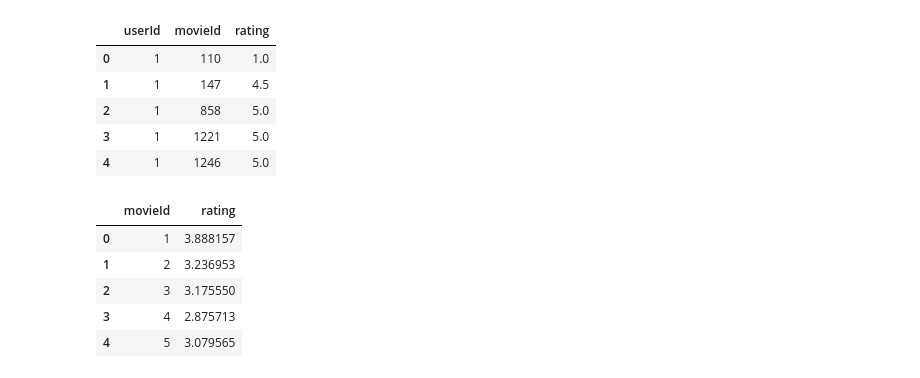
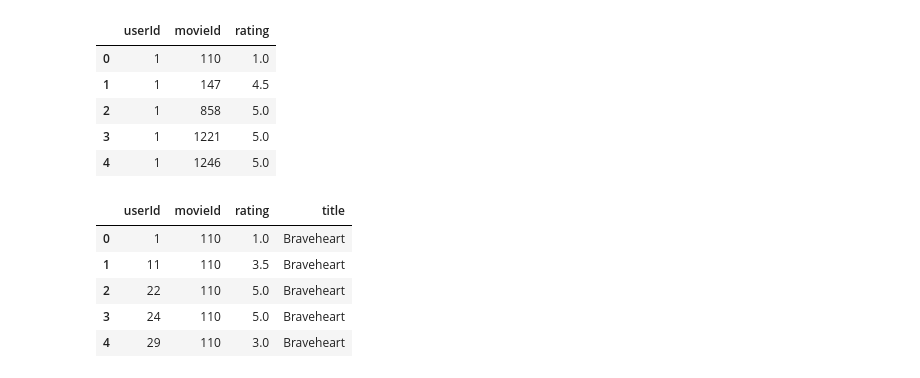
Before and after one commit to disha2sinha/Movie-Recommendation-System, a Jupyter notebook: Overview_of_the_Datasets_Data_Wrangling_and_Data_Cleaning.ipynb, the cells around one changed output. Drawn from its saved outputs; the diff is of its cells as text; code cells hidden in the pictures.

```diff
--- a/Overview_of_the_Datasets_Data_Wrangling_and_Data_Cleaning.ipynb
+++ b/Overview_of_the_Datasets_Data_Wrangling_and_Data_Cleaning.ipynb
@@ -745,13 +742,13 @@ ratings.head()
 | 2 | 1 | 858 | 5.0 |
 | 3 | 1 | 1221 | 5.0 |
 | 4 | 1 | 1246 | 5.0 |
-# %%
-avg_ratings=ratings.groupby('movieId',as_index=False)['rating'].mean()
-avg_ratings.head()
-# %% [output]
-|  | movieId | rating |
-| 0 | 1 | 3.888157 |
-| 1 | 2 | 3.236953 |
-| 2 | 3 | 3.175550 |
-| 3 | 4 | 2.875713 |
-| 4 | 5 | 3.079565 |
+# %%
+ratings=pd.merge(ratings,movies_data[['movieId','title']],on='movieId')
+ratings.head()
+# %% [output]
+|  | userId | movieId | rating | title |
+| 0 | 1 | 110 | 1.0 | Braveheart |
+| 1 | 11 | 110 | 3.5 | Braveheart |
+| 2 | 22 | 110 | 5.0 | Braveheart |
+| 3 | 24 | 110 | 5.0 | Braveheart |
+| 4 | 29 | 110 | 3.0 | Braveheart |
```
Also changed, not shown: parts of 11 cells of this notebook.
